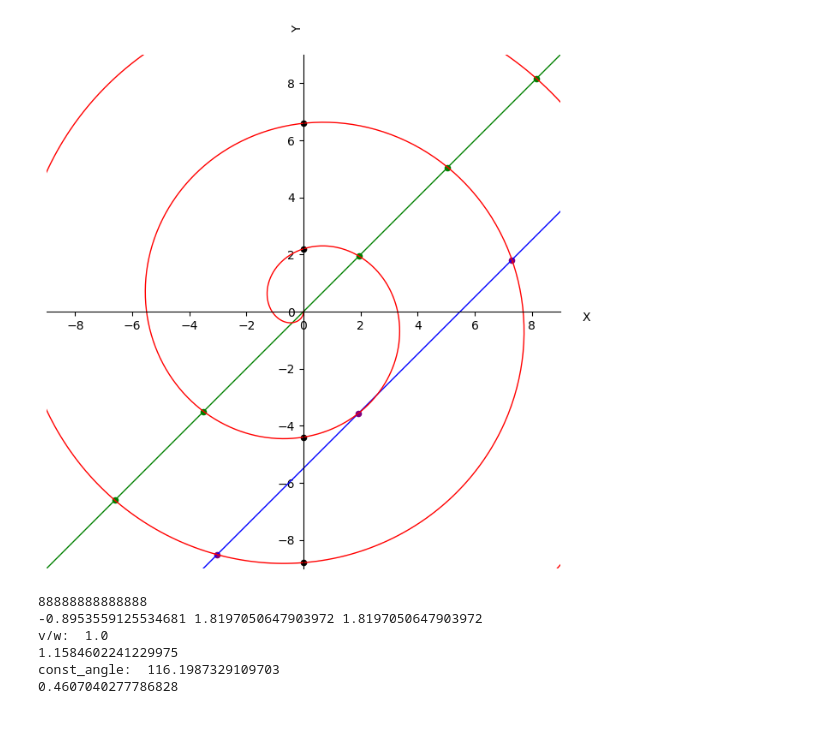
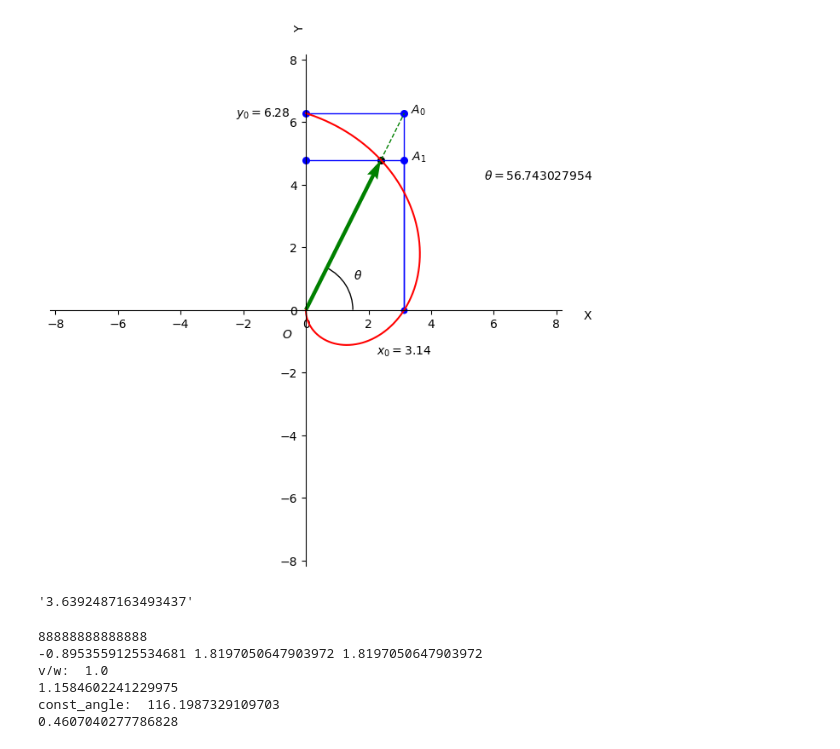
Before and after one commit to Kiril-Lazarov/Intersection-points-between-a-line-and-a-spiral, a Jupyter notebook: Intersection between a line and a spiral.ipynb, the cells around one changed output. Cells and saved outputs as stored; diff of their text form; code cells hidden in the pictures.

```diff
--- a/Intersection between a line and a spiral.ipynb
+++ b/Intersection between a line and a spiral.ipynb
@@ -81 +107,29 @@ plot_objects(a, b, v, w, theta_0)
+# %%
+t  = np.linspace(0, np.pi, 2000)
+v = 2
+
+theta_0 = -np.pi/2
+angles = np.linspace(theta_0,theta_0 + np.pi, 2000 )
+
+x = t*v*np.cos(angles)
+y = t * v * np.sin(angles)
+
+f = 10
+y_max = max(y)
+x_max = max(x)
+
+y_axis_limit = 1.3*y_max
+
+t_90_degree = np.pi/2/w
+x_0 = t_90_degree * v
+
+ax = create_field(figsize=(f, f), x_lim=(-y_axis_limit, y_axis_limit), y_lim=(-y_axis_limit, y_axis_limit))
+
+draw_algorithm(x_0, y_max, v, w, theta_0,ax)
+plt.plot(x, y,color='red')
+
+plt.show()
+# %% [output]
+[figure, added]
+'3.6392487163493437'
 # %%
@@ -172,26 +226,24 @@ def plot_objects(a, b, spiral_radius_velocity,
 # %%
-# Define line and spiral variables
+# # Define line and spiral variables
 
-factor = 1
-a = factor *1
-b = factor * -5.49
-'factor = 4'
-'a = 1'
-'b = -5.64'
-'13.9752109'
-'-5.53005'
-spiral_radius_velocity = factor *0.7
-init_spiral_angle = 3*(np.pi/2)
-spiral_angle_velocity = -1
+# factor = 1
+# a = factor *1
+# b = factor * -5.49
+# 'factor = 4'
+# 'a = 1'
+# 'b = -5.64'
+# '13.9752109'
+# '-5.53005'
+# spiral_radius_velocity = factor *0.7
+# init_spiral_angle = 3*(np.pi/2)
+# spiral_angle_velocity = -1
 
-c = 9
-f = 10
-plot_objects(a, b,spiral_radius_velocity, spiral_angle_velocity,
-             init_spiral_angle,
-             figsize=(f, f),
-             x_y_lim=((-c, c),(-c, c)))
+# c = 9
+# f = 10
+# plot_objects(a, b,spiral_radius_velocity, spiral_angle_velocity,
+#              init_spiral_angle,
+#              figsize=(f, f),
+#              x_y_lim=((-c, c),(-c, c)))
-# %% [output]
-[figure, removed]
 # %%
 
 
```
Also changed, not shown: parts of 5 cells of this notebook.
